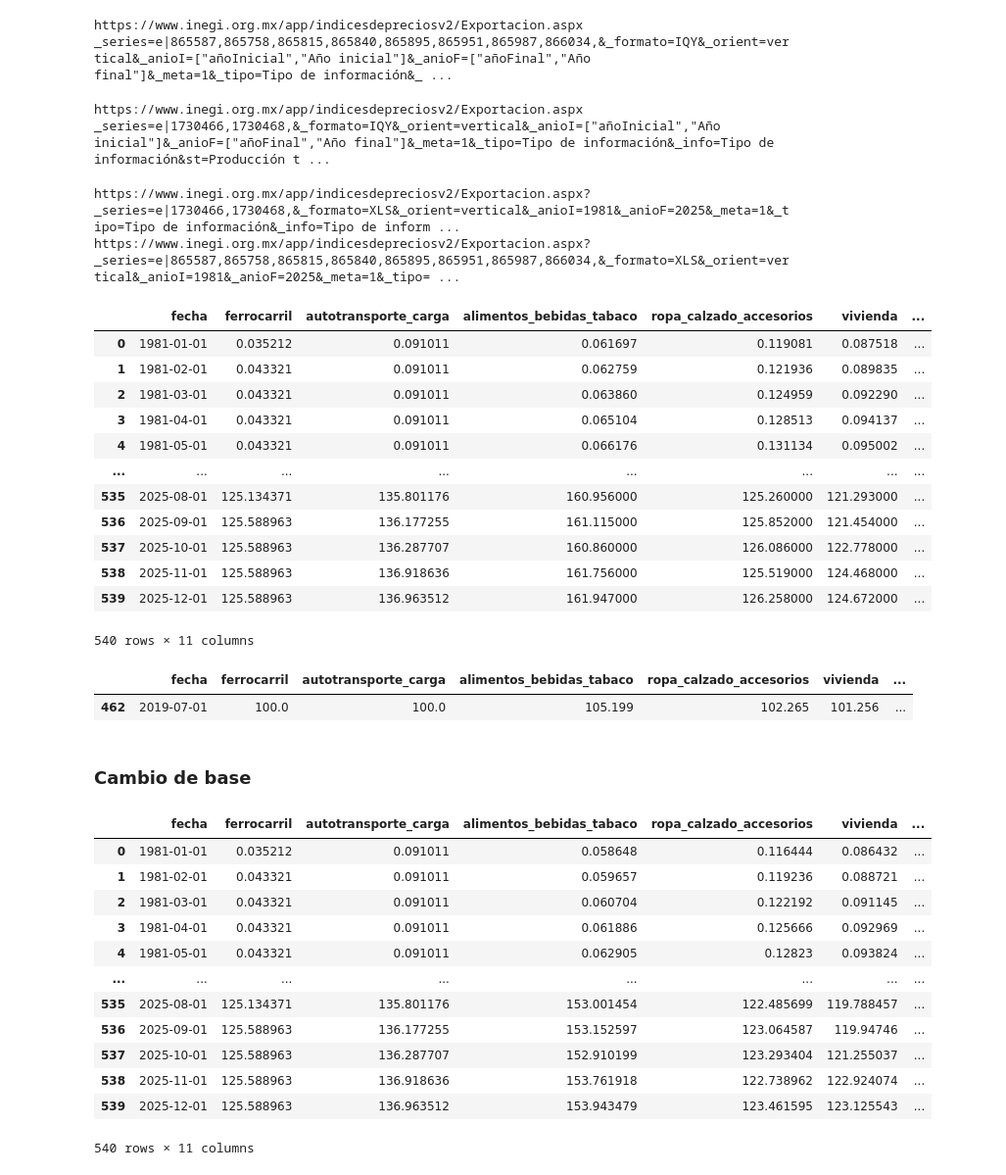
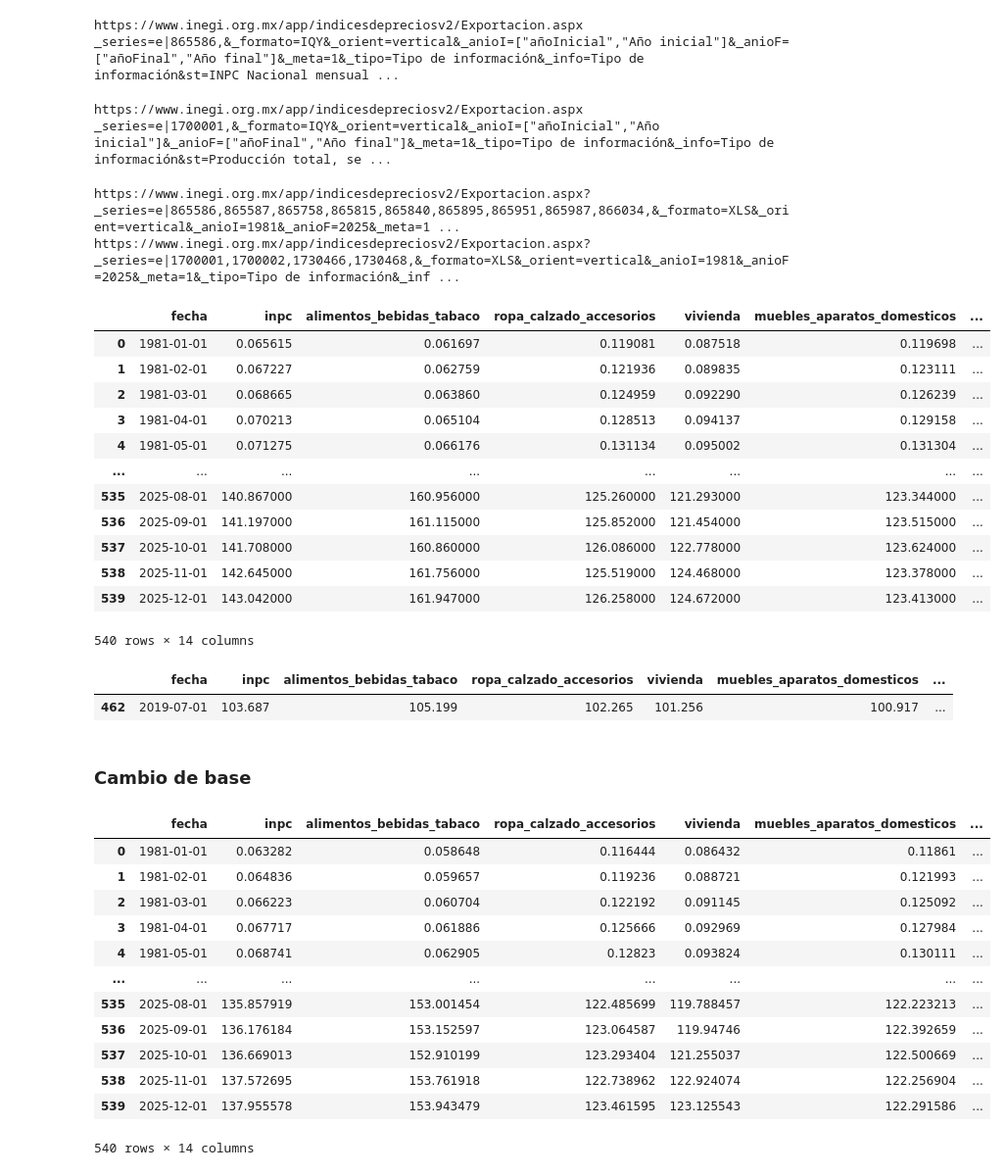
Before and after one commit to claudiodanielpc/ferrocarriles, a Jupyter notebook: indices_precios.ipynb, the cells around one changed output. Shown at 98% size. Drawn from its saved outputs; the diff is of its cells as text; code cells hidden in the pictures.

```diff
--- a/indices_precios.ipynb
+++ b/indices_precios.ipynb
@@ -42,7 +42,9 @@ def descargar_indices_precios(series, anio_inicial, anio_final):
     # mapa de estructuras por serie
     estructura_map = {
         "1730466": "112001900050",
-        "1730468": "112001900050"
+        "1730468": "112001900050",
+        "1700001": "112001900050",
+        "1700002": "112001900050",
     }
 
     # agrupar series por estructura
@@ -117,7 +119,7 @@ def descargar_indices_precios(series, anio_inicial, anio_final):
 
     return df_final.sort_values("fecha").reset_index(drop=True)
 # %%
-path_iqy = r"C:\Users\claud\downloads\INP_c20260210183233.iqy"
+path_iqy = r"C:\Users\claud\downloads\INP_c20260306205639.iqy"
 anio_inicial = 1981
 anio_final = 2025
 
@@ -130,9 +132,9 @@ with open(path_iqy, "r", encoding="latin-1") as f:
 print(contenido)
 # %% [output]
 https://www.inegi.org.mx/app/indicesdepreciosv2/Exportacion.aspx
-_series=e|865587,865758,865815,865840,865895,865951,865987,866034,&_formato=IQY&_orient=vertical&_anioI=["añoInicial","Año inicial"]&_anioF=["añoFinal","Año final"]&_meta=1&_tipo=Tipo de información&_ ...
+_series=e|865586,&_formato=IQY&_orient=vertical&_anioI=["añoInicial","Año inicial"]&_anioF=["añoFinal","Año final"]&_meta=1&_tipo=Tipo de información&_info=Tipo de información&st=INPC Nacional mensual ...
 # %%
-path_iqy = r"C:\Users\claud\downloads\INP_c20260210185912.iqy"
+path_iqy = r"C:\Users\claud\downloads\INP_c20260306212016.iqy"
 anio_inicial = 1981
 anio_final = 2025
 
@@ -145,48 +147,52 @@ with open(path_iqy, "r", encoding="latin-1") as f:
 print(contenido)
 # %% [output]
 https://www.inegi.org.mx/app/indicesdepreciosv2/Exportacion.aspx
-_series=e|1730466,1730468,&_formato=IQY&_orient=vertical&_anioI=["añoInicial","Año inicial"]&_anioF=["añoFinal","Año final"]&_meta=1&_tipo=Tipo de información&_info=Tipo de información&st=Producción t ...
+_series=e|1700001,&_formato=IQY&_orient=vertical&_anioI=["añoInicial","Año inicial"]&_anioF=["añoFinal","Año final"]&_meta=1&_tipo=Tipo de información&_info=Tipo de información&st=Producción total, se ...
 # %%
-indices=descargar_indices_precios(["1730466","1730468","865587","865758","865815","865840","865895","865951","865987","866034"], 1981, 2025)
+indices=descargar_indices_precios(["865586","1700001","1700002","1730466",
+                                   "1730468","865587","865758","865815","865840","865895","865951","865987","866034"], 1981, 2025)
 #indices=descargar_indices_precios(["1730466","1730468"], 1981, 2025)
 #Renombrar columnas después de fecha: ferrocarril, autotransporte_carga, alimentos,
 nuevos_nombres = [
-    "ferrocarril",
-    "autotransporte_carga",
+    "inpc",
     "alimentos_bebidas_tabaco",
     "ropa_calzado_accesorios",
     "vivienda",
     "muebles_aparatos_domesticos",
     "salud_cuidado_personal",
     "transporte",
     "educacion_esparcimiento",
-    "otros_servicios"
+    "otros_servicios",
+    "inpp_sin_pet_con_serv",
+    "inpp_con_pet_con_serv",
+    "ferrocarril",
+    "autotransporte_carga"
 ]
 
 indices.columns = ["fecha"] + nuevos_nombres
 
 indices
 # %% [output]
-https://www.inegi.org.mx/app/indicesdepreciosv2/Exportacion.aspx?_series=e|1730466,1730468,&_formato=XLS&_orient=vertical&_anioI=1981&_anioF=2025&_meta=1&_tipo=Tipo de información&_info=Tipo de inform ...
-https://www.inegi.org.mx/app/indicesdepreciosv2/Exportacion.aspx?_series=e|865587,865758,865815,865840,865895,865951,865987,866034,&_formato=XLS&_orient=vertical&_anioI=1981&_anioF=2025&_meta=1&_tipo= ...
+https://www.inegi.org.mx/app/indicesdepreciosv2/Exportacion.aspx?_series=e|865586,865587,865758,865815,865840,865895,865951,865987,866034,&_formato=XLS&_orient=vertical&_anioI=1981&_anioF=2025&_meta=1 ...
+https://www.inegi.org.mx/app/indicesdepreciosv2/Exportacion.aspx?_series=e|1700001,1700002,1730466,1730468,&_formato=XLS&_orient=vertical&_anioI=1981&_anioF=2025&_meta=1&_tipo=Tipo de información&_inf ...
-|  | fecha | ferrocarril | autotransporte_carga | alimentos_bebidas_tabaco | ropa_calzado_accesorios | vivienda | ... |
-| 0 | 1981-01-01 | 0.035212 | 0.091011 | 0.061697 | 0.119081 | 0.087518 | ... |
-| 1 | 1981-02-01 | 0.043321 | 0.091011 | 0.062759 | 0.121936 | 0.089835 | ... |
-| 2 | 1981-03-01 | 0.043321 | 0.091011 | 0.063860 | 0.124959 | 0.092290 | ... |
-| 3 | 1981-04-01 | 0.043321 | 0.091011 | 0.065104 | 0.128513 | 0.094137 | ... |
-| 4 | 1981-05-01 | 0.043321 | 0.091011 | 0.066176 | 0.131134 | 0.095002 | ... |
+|  | fecha | inpc | alimentos_bebidas_tabaco | ropa_calzado_accesorios | vivienda | muebles_aparatos_domesticos | ... |
+| 0 | 1981-01-01 | 0.065615 | 0.061697 | 0.119081 | 0.087518 | 0.119698 | ... |
+| 1 | 1981-02-01 | 0.067227 | 0.062759 | 0.121936 | 0.089835 | 0.123111 | ... |
+| 2 | 1981-03-01 | 0.068665 | 0.063860 | 0.124959 | 0.092290 | 0.126239 | ... |
+| 3 | 1981-04-01 | 0.070213 | 0.065104 | 0.128513 | 0.094137 | 0.129158 | ... |
+| 4 | 1981-05-01 | 0.071275 | 0.066176 | 0.131134 | 0.095002 | 0.131304 | ... |
 | ... | ... | ... | ... | ... | ... | ... | ... |
-| 535 | 2025-08-01 | 125.134371 | 135.801176 | 160.956000 | 125.260000 | 121.293000 | ... |
-| 536 | 2025-09-01 | 125.588963 | 136.177255 | 161.115000 | 125.852000 | 121.454000 | ... |
-| 537 | 2025-10-01 | 125.588963 | 136.287707 | 160.860000 | 126.086000 | 122.778000 | ... |
-| 538 | 2025-11-01 | 125.588963 | 136.918636 | 161.756000 | 125.519000 | 124.468000 | ... |
-| 539 | 2025-12-01 | 125.588963 | 136.963512 | 161.947000 | 126.258000 | 124.672000 | ... |
+| 535 | 2025-08-01 | 140.867000 | 160.956000 | 125.260000 | 121.293000 | 123.344000 | ... |
+| 536 | 2025-09-01 | 141.197000 | 161.115000 | 125.852000 | 121.454000 | 123.515000 | ... |
+| 537 | 2025-10-01 | 141.708000 | 160.860000 | 126.086000 | 122.778000 | 123.624000 | ... |
+| 538 | 2025-11-01 | 142.645000 | 161.756000 | 125.519000 | 124.468000 | 123.378000 | ... |
+| 539 | 2025-12-01 | 143.042000 | 161.947000 | 126.258000 | 124.672000 | 123.413000 | ... |
-540 rows × 11 columns
+540 rows × 14 columns
 # %%
 indices[indices["fecha"] == "2019-07-01"]
 # %% [output]
-|  | fecha | ferrocarril | autotransporte_carga | alimentos_bebidas_tabaco | ropa_calzado_accesorios | vivienda | ... |
-| 462 | 2019-07-01 | 100.0 | 100.0 | 105.199 | 102.265 | 101.256 | ... |
+|  | fecha | inpc | alimentos_bebidas_tabaco | ropa_calzado_accesorios | vivienda | muebles_aparatos_domesticos | ... |
+| 462 | 2019-07-01 | 103.687 | 105.199 | 102.265 | 101.256 | 100.917 | ... |
 # %% [markdown]
 ### Cambio de base
 # %%
@@ -207,19 +213,19 @@ indices_base_2019[cols] = (
 )
 indices_base_2019
 # %% [output]
-|  | fecha | ferrocarril | autotransporte_carga | alimentos_bebidas_tabaco | ropa_calzado_accesorios | vivienda | ... |
-| 0 | 1981-01-01 | 0.035212 | 0.091011 | 0.058648 | 0.116444 | 0.086432 | ... |
-| 1 | 1981-02-01 | 0.043321 | 0.091011 | 0.059657 | 0.119236 | 0.088721 | ... |
-| 2 | 1981-03-01 | 0.043321 | 0.091011 | 0.060704 | 0.122192 | 0.091145 | ... |
-| 3 | 1981-04-01 | 0.043321 | 0.091011 | 0.061886 | 0.125666 | 0.092969 | ... |
-| 4 | 1981-05-01 | 0.043321 | 0.091011 | 0.062905 | 0.12823 | 0.093824 | ... |
+|  | fecha | inpc | alimentos_bebidas_tabaco | ropa_calzado_accesorios | vivienda | muebles_aparatos_domesticos | ... |
+| 0 | 1981-01-01 | 0.063282 | 0.058648 | 0.116444 | 0.086432 | 0.11861 | ... |
+| 1 | 1981-02-01 | 0.064836 | 0.059657 | 0.119236 | 0.088721 | 0.121993 | ... |
+| 2 | 1981-03-01 | 0.066223 | 0.060704 | 0.122192 | 0.091145 | 0.125092 | ... |
+| 3 | 1981-04-01 | 0.067717 | 0.061886 | 0.125666 | 0.092969 | 0.127984 | ... |
+| 4 | 1981-05-01 | 0.068741 | 0.062905 | 0.12823 | 0.093824 | 0.130111 | ... |
 | ... | ... | ... | ... | ... | ... | ... | ... |
-| 535 | 2025-08-01 | 125.134371 | 135.801176 | 153.001454 | 122.485699 | 119.788457 | ... |
-| 536 | 2025-09-01 | 125.588963 | 136.177255 | 153.152597 | 123.064587 | 119.94746 | ... |
-| 537 | 2025-10-01 | 125.588963 | 136.287707 | 152.910199 | 123.293404 | 121.255037 | ... |
-| 538 | 2025-11-01 | 125.588963 | 136.918636 | 153.761918 | 122.738962 | 122.924074 | ... |
-| 539 | 2025-12-01 | 125.588963 | 136.963512 | 153.943479 | 123.461595 | 123.125543 | ... |
+| 535 | 2025-08-01 | 135.857919 | 153.001454 | 122.485699 | 119.788457 | 122.223213 | ... |
+| 536 | 2025-09-01 | 136.176184 | 153.152597 | 123.064587 | 119.94746 | 122.392659 | ... |
+| 537 | 2025-10-01 | 136.669013 | 152.910199 | 123.293404 | 121.255037 | 122.500669 | ... |
+| 538 | 2025-11-01 | 137.572695 | 153.761918 | 122.738962 | 122.924074 | 122.256904 | ... |
+| 539 | 2025-12-01 | 137.955578 | 153.943479 | 123.461595 | 123.125543 | 122.291586 | ... |
-540 rows × 11 columns
+540 rows × 14 columns
 # %%
 indices_base_2019[indices_base_2019["fecha"] == "2019-07-01"]
 # %% [output]
```
Also changed, not shown: parts of 1 cell of this notebook, 1 other file.
